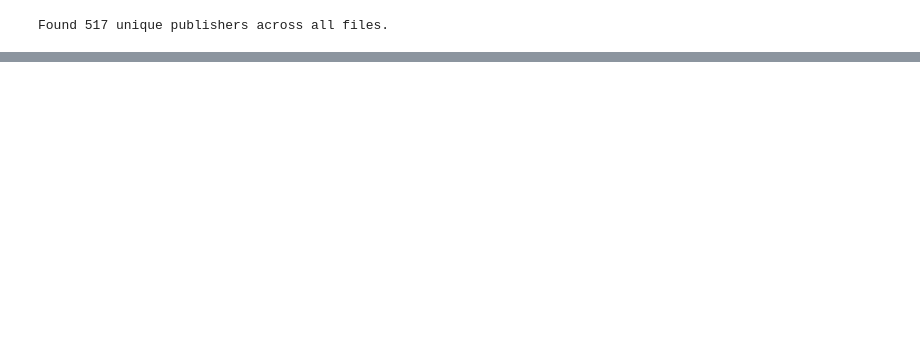
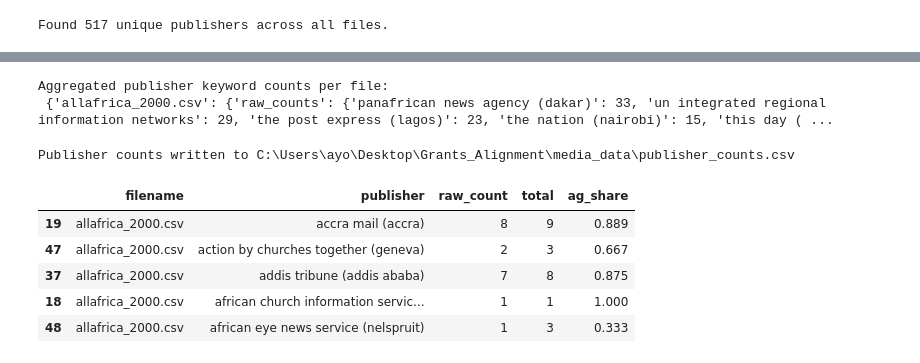
Before and after one commit to Ayomide-Fagbolade/Grants_Alignment, a Jupyter notebook: notebooks/notebook.ipynb, the cells around one changed output, grey strips where cells are left out. Cells and saved outputs as stored; diff of their text form; code cells hidden in the pictures; blank space fills up the shorter version.

Commit message:
matched media

```diff
--- a/notebooks/notebook.ipynb
+++ b/notebooks/notebook.ipynb
@@ -108,0 +186,43 @@ Length: 62, dtype: int64
+# %%
+# After processing all files, you can inspect the aggregated dictionary
+print("Aggregated publisher keyword counts per file:\n", publisher_counts_by_file)
+# %% [output]
+Aggregated publisher keyword counts per file:
+ {'allafrica_2000.csv': {'raw_counts': {'panafrican news agency (dakar)': 33, 'un integrated regional information networks': 29, 'the post express (lagos)': 23, 'the nation (nairobi)': 15, 'this day ( ...
+# %%
+# Convert the nested dictionary `publisher_counts_by_file` into a flat table
+rows = []
+for fname, data in publisher_counts_by_file.items():
+    raw_counts   = data.get("raw_counts", {})
+    totals       = data.get("totals", {})
+    ag_shares    = data.get("ag_share", {})
+    for pub in set(raw_counts) | set(totals):
+        rows.append({
+            "filename": fname,
+            "publisher": pub,
+            "raw_count": raw_counts.get(pub, 0),
+            "total": totals.get(pub, 0),
+            "ag_share": ag_shares.get(pub, 0.0),
+        })
+
+df_counts = pd.DataFrame(rows)
+# Optional: sort by filename and publisher
+df_counts.sort_values(["filename", "publisher"], inplace=True)
+
+# Define the output path and write the dataframe to CSV
+csv_out_path = os.path.join('C:\\Users\\ayo\\Desktop\\Grants_Alignment\\media_data',
+                           'publisher_counts.csv')
+df_counts.to_csv(csv_out_path, index=False)
+
+print(f"Publisher counts written to {csv_out_path}")
+# %% [output]
+Publisher counts written to C:\Users\ayo\Desktop\Grants_Alignment\media_data\publisher_counts.csv
+# %%
+df_counts.head()
+# %% [output]
+|  | filename | publisher | raw_count | total | ag_share |
+| 19 | allafrica_2000.csv | accra mail (accra) | 8 | 9 | 0.889 |
+| 47 | allafrica_2000.csv | action by churches together (geneva) | 2 | 3 | 0.667 |
+| 37 | allafrica_2000.csv | addis tribune (addis ababa) | 7 | 8 | 0.875 |
+| 18 | allafrica_2000.csv | african church information servic... | 1 | 1 | 1.000 |
+| 48 | allafrica_2000.csv | african eye news service (nelspruit) | 1 | 3 | 0.333 |
```
Also changed, not shown: parts of 12 cells of this notebook, 54 other files.
